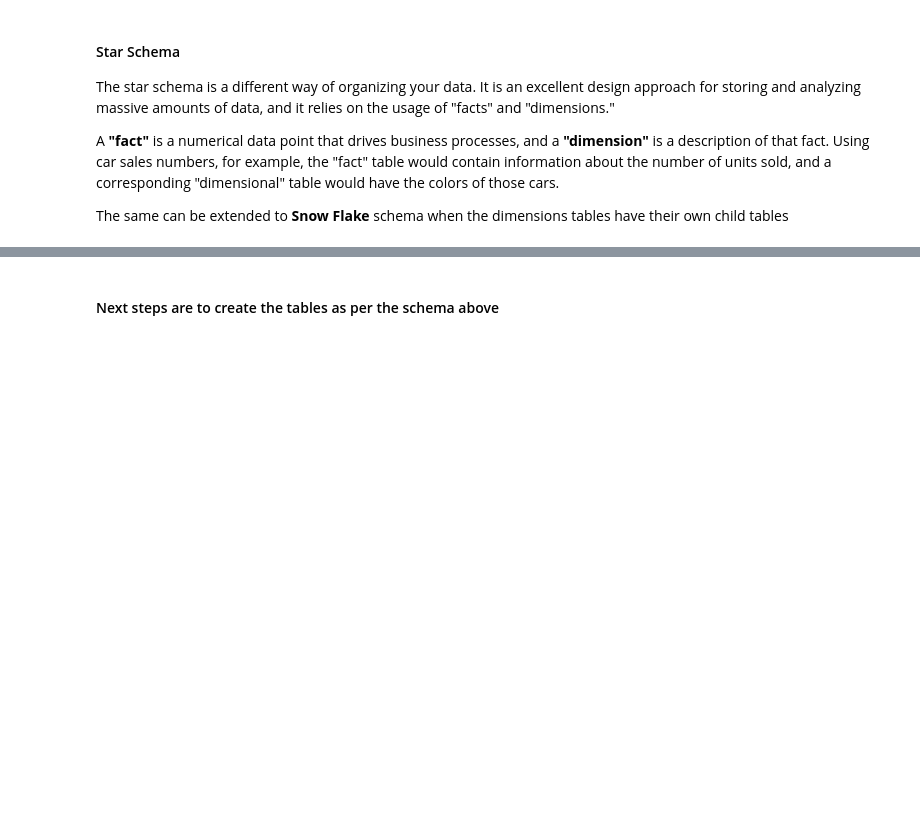
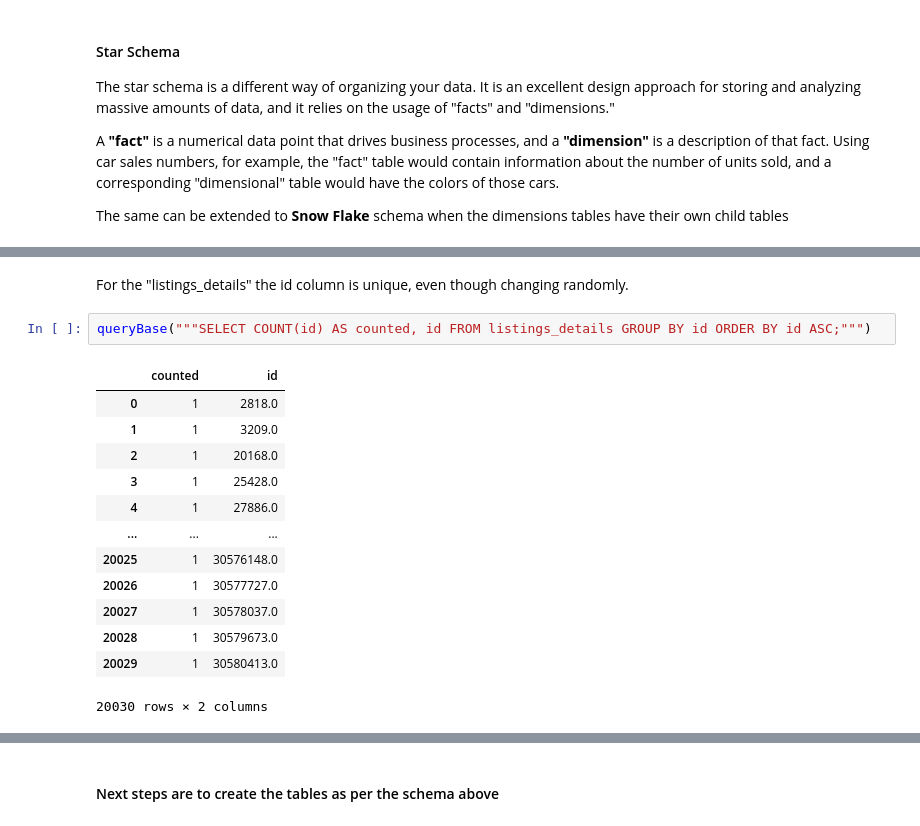
Before and after one commit to idjey/DEtheHardWay, a Jupyter notebook: airBnb_dataModeling.ipynb, the cells around one changed output, grey strips where cells are left out. Saved outputs shown, nothing was run; the diff lists cells and outputs as text; blank space fills up the shorter version.

```diff
--- a/airBnb_dataModeling.ipynb
+++ b/airBnb_dataModeling.ipynb
@@ -347,0 +379,18 @@ The same can be extended to **Snow Flake** schema when the dimensions tables hav
+# %% [markdown]
+For the "listings_details" the id column is unique, even though changing randomly.
+# %%
+queryBase("""SELECT COUNT(id) AS counted, id FROM listings_details GROUP BY id ORDER BY id ASC;""")
+# %% [output]
+|  | counted | id |
+| 0 | 1 | 2818.0 |
+| 1 | 1 | 3209.0 |
+| 2 | 1 | 20168.0 |
+| 3 | 1 | 25428.0 |
+| 4 | 1 | 27886.0 |
+| ... | ... | ... |
+| 20025 | 1 | 30576148.0 |
+| 20026 | 1 | 30577727.0 |
+| 20027 | 1 | 30578037.0 |
+| 20028 | 1 | 30579673.0 |
+| 20029 | 1 | 30580413.0 |
+20030 rows × 2 columns
```
Also changed, not shown: parts of 26 cells of this notebook, 2 other files.
